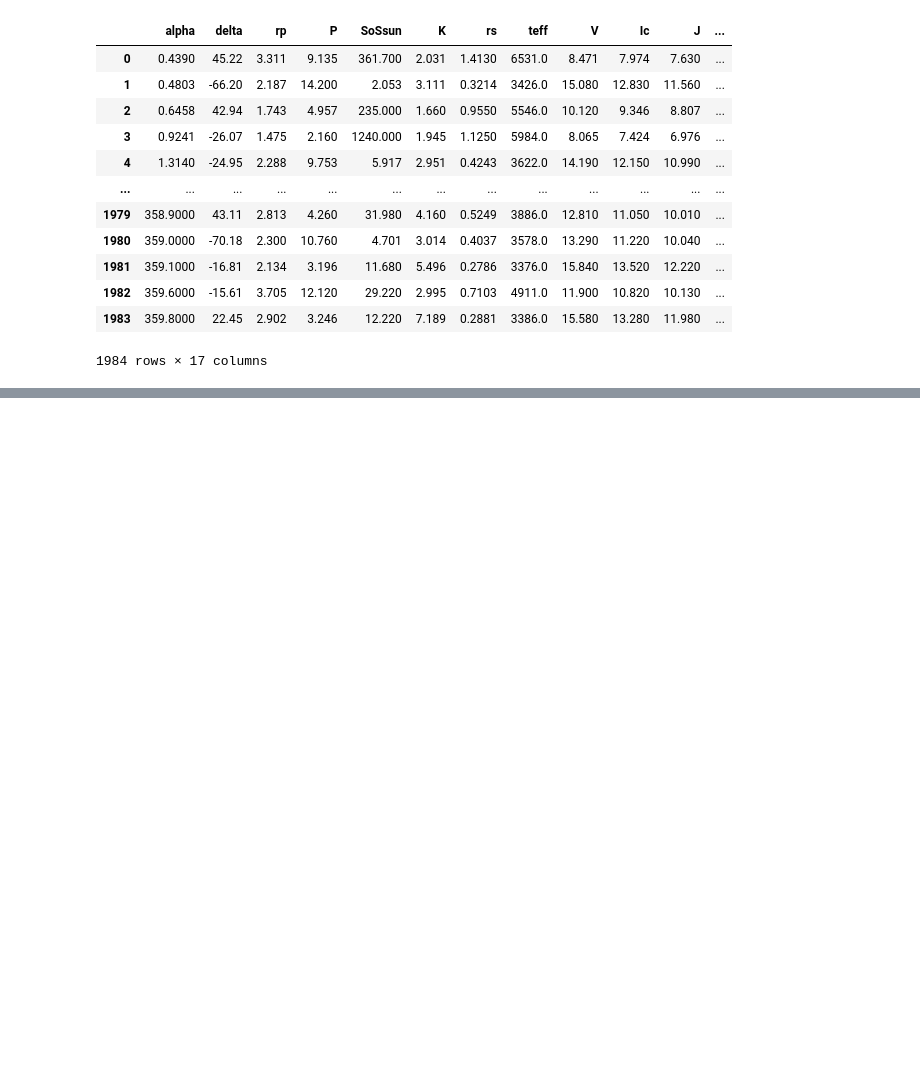
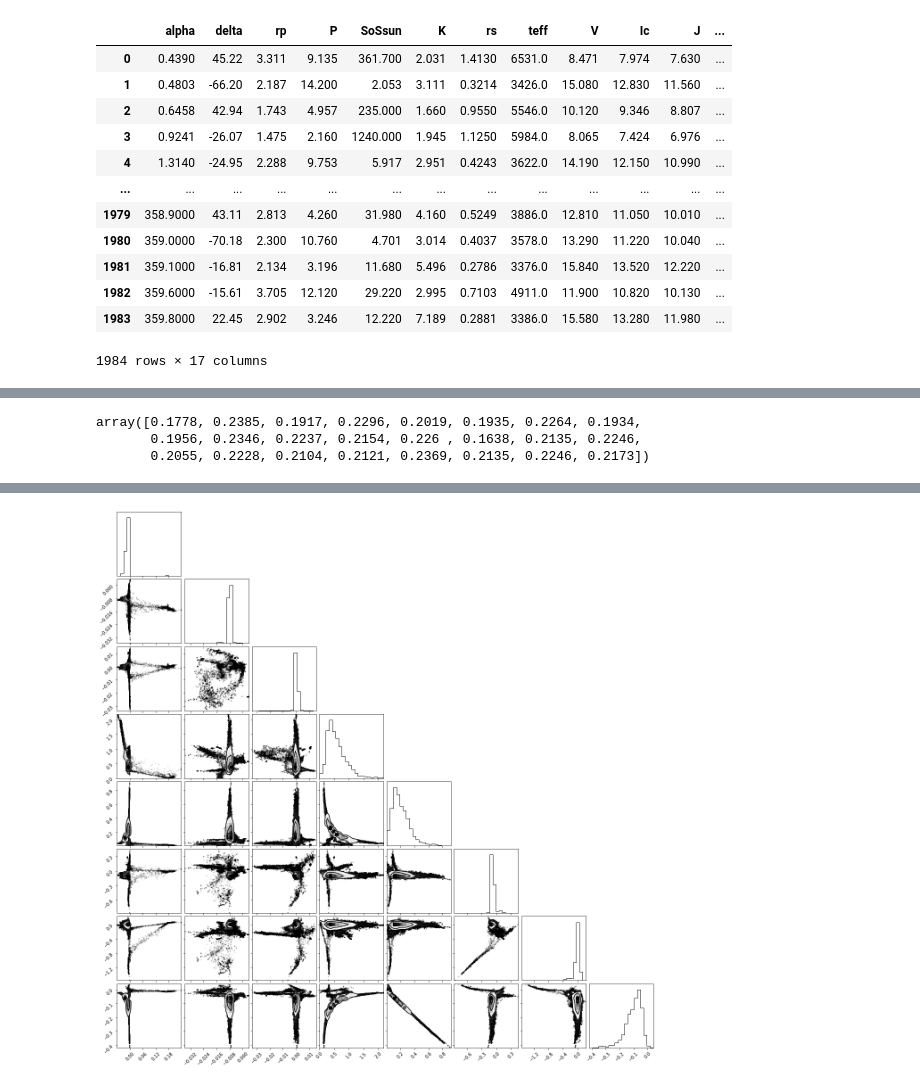
Before and after one commit to aditya-sengupta/tesscomp-prototyping, a Jupyter notebook: ballard_fitting_2.ipynb, the cells around one changed output, grey strips where cells are left out. Cells and saved outputs as stored; diff of their text form; code cells hidden in the pictures; blank space fills up the shorter version.

```diff
--- a/ballard_fitting_2.ipynb
+++ b/ballard_fitting_2.ipynb
@@ -193,0 +173,15 @@ WARNING:root:Too few points to create valid contours
+# %%
+_ = sampler.run_mcmc(p0, 100, progress=True)
+sampler.reset()
+pos, _, _ = sampler.run_mcmc(p0, 10000, store=True, progress=True)
+# %%
+sampler.acceptance_fraction
+# %% [output]
+array([0.1778, 0.2385, 0.1917, 0.2296, 0.2019, 0.1935, 0.2264, 0.1934,
+       0.1956, 0.2346, 0.2237, 0.2154, 0.226 , 0.1638, 0.2135, 0.2246,
+       0.2055, 0.2228, 0.2104, 0.2121, 0.2369, 0.2135, 0.2246, 0.2173])
+# %%
+_ = sampler.run_mcmc(p0, 10000, store=True, progress=True)
+# %%
+_ = corner.corner(sampler.flatchain)
+# %% [output]
@@ -193,0 +198 @@ WARNING:root:Too few points to create valid contours
+[figure, added]
```
Also changed, not shown: parts of 6 cells of this notebook.
